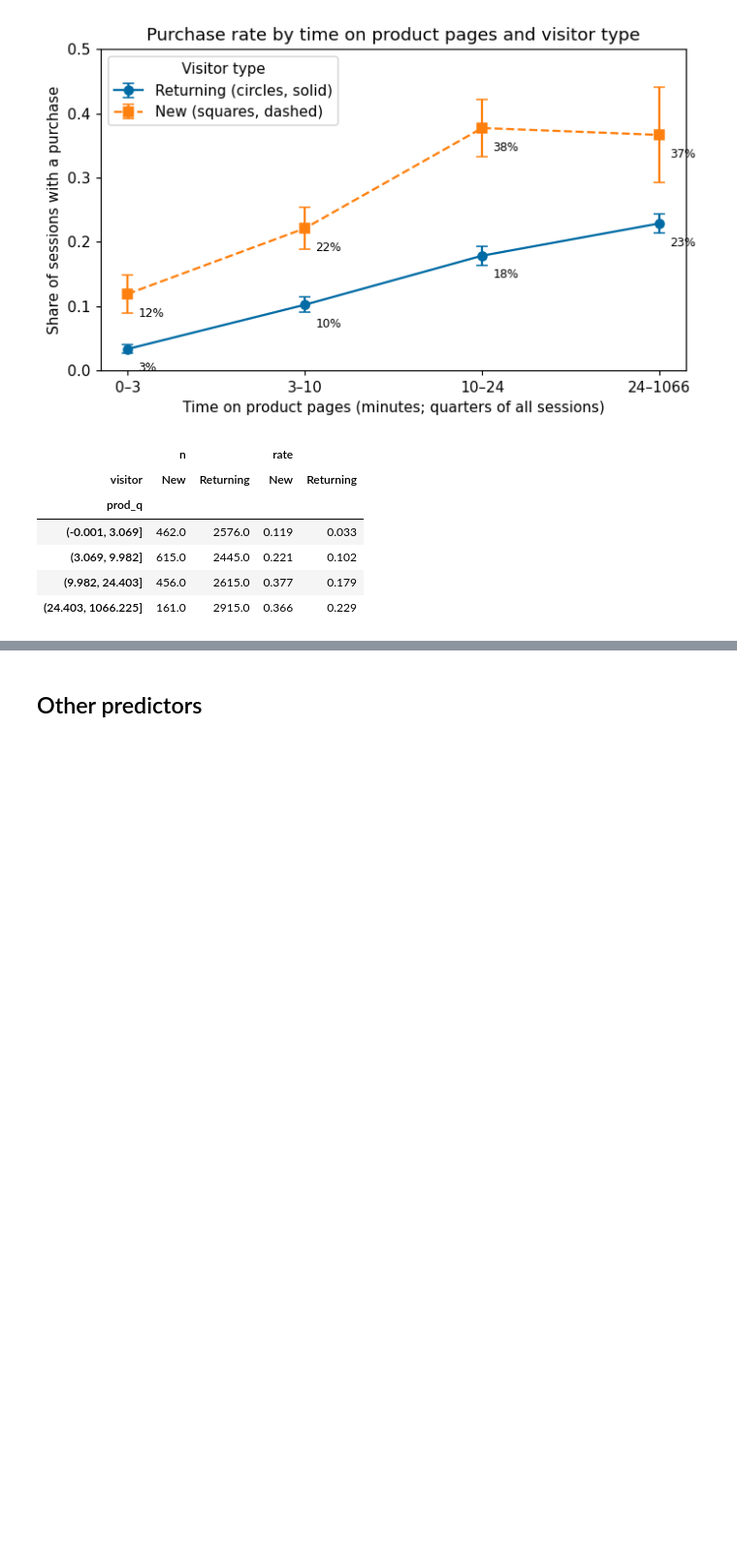
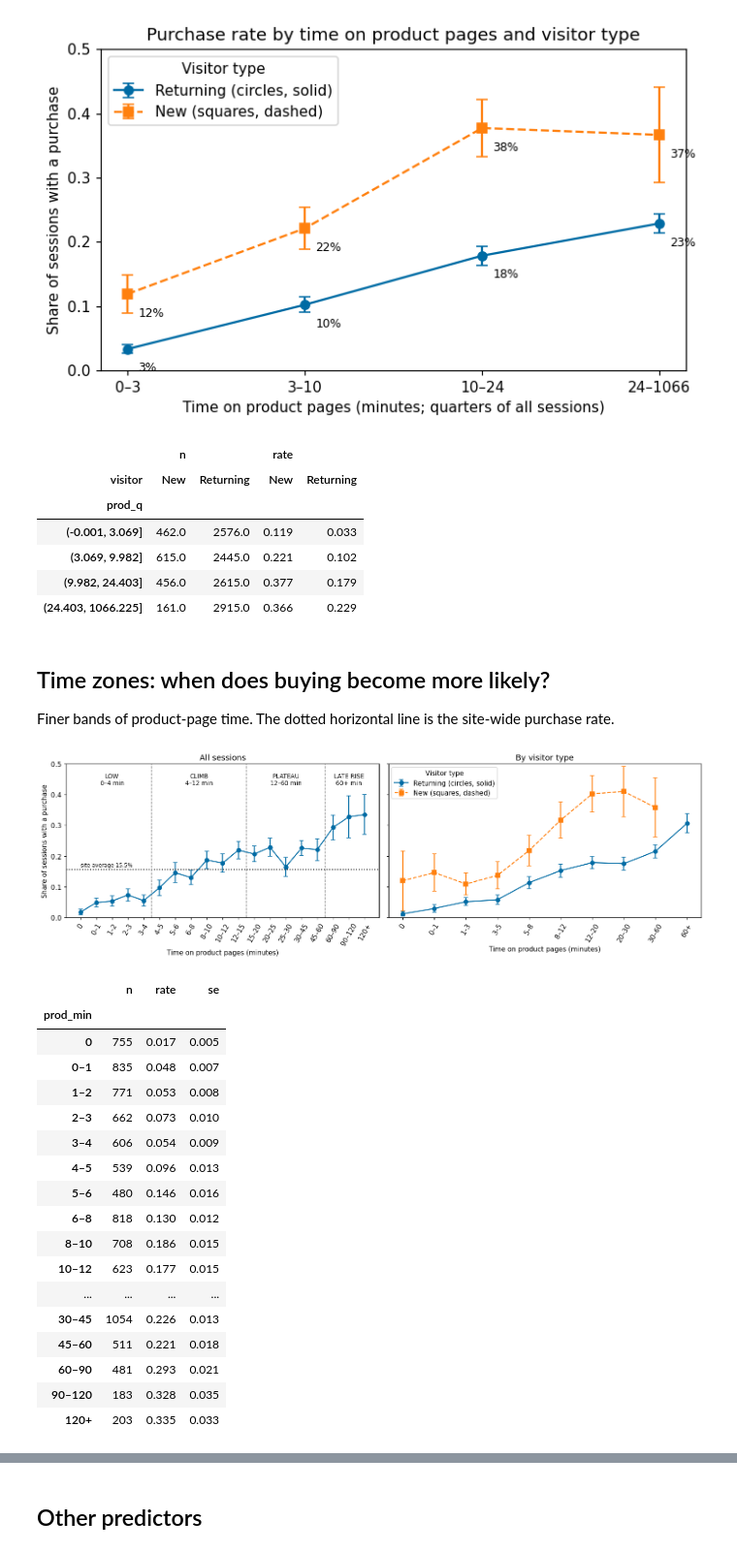
Before and after one commit to N3il-kb/COGS-118D-final-proj, a Jupyter notebook: eda.ipynb, the cells around one changed output, grey strips where cells are left out. Shown at 97% size. Saved outputs shown, nothing was run; the diff lists cells and outputs as text; code cells hidden in the pictures; blank space fills up the shorter version.

Commit message:
Add time-zones plot for product-page time

```diff
--- a/eda.ipynb
+++ b/eda.ipynb
@@ -214,3 +214,62 @@ g.pivot(index="prod_q", columns="visitor", values=["n", "rate"]).round(3)
 | (3.069, 9.982] | 615.0 | 2445.0 | 0.221 | 0.102 |
 | (9.982, 24.403] | 456.0 | 2615.0 | 0.377 | 0.179 |
 | (24.403, 1066.225] | 161.0 | 2915.0 | 0.366 | 0.229 |
+# %% [markdown]
+## Time zones: when does buying become more likely?
+
+Finer bands of product-page time. The dotted horizontal line is the site-wide purchase rate.
+# %%
+def band_rates(d, edges):
+    lab = ["0"] + [f"{a:g}–{b:g}" for a, b in zip(edges[1:-2], edges[2:-1])] + [f"{edges[-2]:g}+"]
+    t = d.groupby(pd.cut(d["prod_min"], edges, labels=lab), observed=True)["bought"].agg(n="size", rate="mean")
+    t["se"] = np.sqrt(t["rate"] * (1 - t["rate"]) / t["n"])
+    return t
+
+fine = [-0.01, 0, 1, 2, 3, 4, 5, 6, 8, 10, 12, 15, 20, 25, 30, 45, 60, 90, 120, np.inf]
+coarse = [-0.01, 0, 1, 3, 5, 8, 12, 20, 30, 60, np.inf]
+allb = band_rates(df, fine)
+
+fig, axes = plt.subplots(1, 2, figsize=(14, 4.5), sharey=True)
+ax = axes[0]
+ax.errorbar(range(len(allb)), allb["rate"], yerr=1.96 * allb["se"], marker="o", capsize=3)
+ax.axhline(df["bought"].mean(), linestyle=":", color="black")
+ax.text(0, df["bought"].mean() + 0.01, "site average 15.5%", fontsize=8)
+for x in [4.5, 10.5, 15.5]:   # zone boundaries at 4, 12 and 60 minutes
+    ax.axvline(x, linestyle="--", color="gray", linewidth=1)
+for x, txt in [(2, "LOW\n0–4 min"), (7.5, "CLIMB\n4–12 min"), (13, "PLATEAU\n12–60 min"), (17, "LATE RISE\n60+ min")]:
+    ax.text(x, 0.47, txt, ha="center", va="top", fontsize=9)
+ax.set_xticks(range(len(allb))); ax.set_xticklabels(allb.index, rotation=60)
+ax.set(xlabel="Time on product pages (minutes)", ylabel="Share of sessions with a purchase", ylim=(0, 0.5), title="All sessions")
+
+ax = axes[1]
+for name, mk, ls in [("Returning", "o", "-"), ("New", "s", "--")]:
+    t = band_rates(df[df["visitor"] == name], coarse)
+    t = t[t["n"] >= 30]   # hide bands with under 30 sessions (new visitors past 60 min: n = 15)
+    xs = [list(band_rates(df, coarse).index).index(i) for i in t.index]
+    ax.errorbar(xs, t["rate"], yerr=1.96 * t["se"], marker=mk, linestyle=ls, capsize=3, label=f"{name} ({'circles, solid' if mk == 'o' else 'squares, dashed'})")
+cl = band_rates(df, coarse).index
+ax.set_xticks(range(len(cl))); ax.set_xticklabels(cl, rotation=60)
+ax.set(xlabel="Time on product pages (minutes)", title="By visitor type")
+ax.legend(title="Visitor type", loc="upper left")
+plt.tight_layout(); plt.savefig("figures/rate_by_time_zones.png", dpi=200); plt.show()
+allb.round(3)
+# %% [output]
+[figure, added]
+|  | n | rate | se |
+| prod_min |  |  |  |
+| 0 | 755 | 0.017 | 0.005 |
+| 0–1 | 835 | 0.048 | 0.007 |
+| 1–2 | 771 | 0.053 | 0.008 |
+| 2–3 | 662 | 0.073 | 0.010 |
+| 3–4 | 606 | 0.054 | 0.009 |
+| 4–5 | 539 | 0.096 | 0.013 |
+| 5–6 | 480 | 0.146 | 0.016 |
+| 6–8 | 818 | 0.130 | 0.012 |
+| 8–10 | 708 | 0.186 | 0.015 |
+| 10–12 | 623 | 0.177 | 0.015 |
+| ... | ... | ... | ... |
+| 30–45 | 1054 | 0.226 | 0.013 |
+| 45–60 | 511 | 0.221 | 0.018 |
+| 60–90 | 481 | 0.293 | 0.021 |
+| 90–120 | 183 | 0.328 | 0.035 |
+| 120+ | 203 | 0.335 | 0.033 |
```
Also changed, not shown: parts of 1 cell of this notebook, 1 other file.
